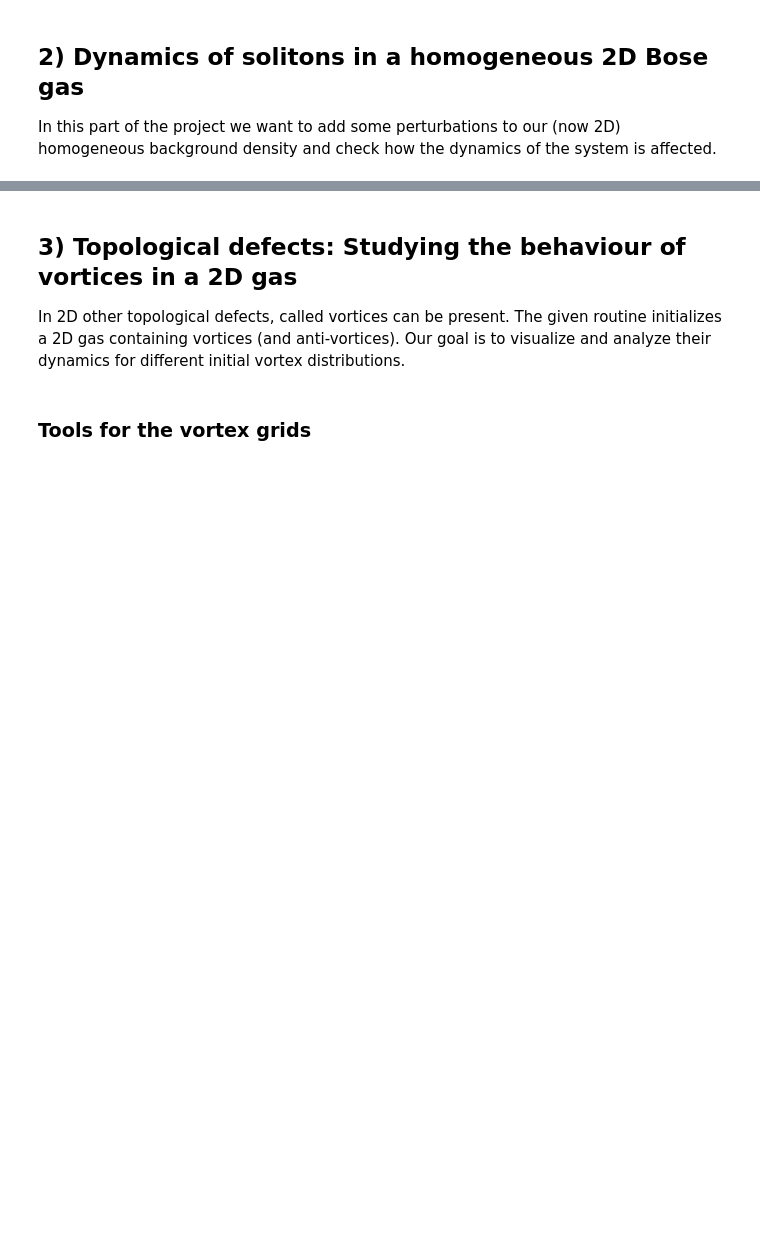
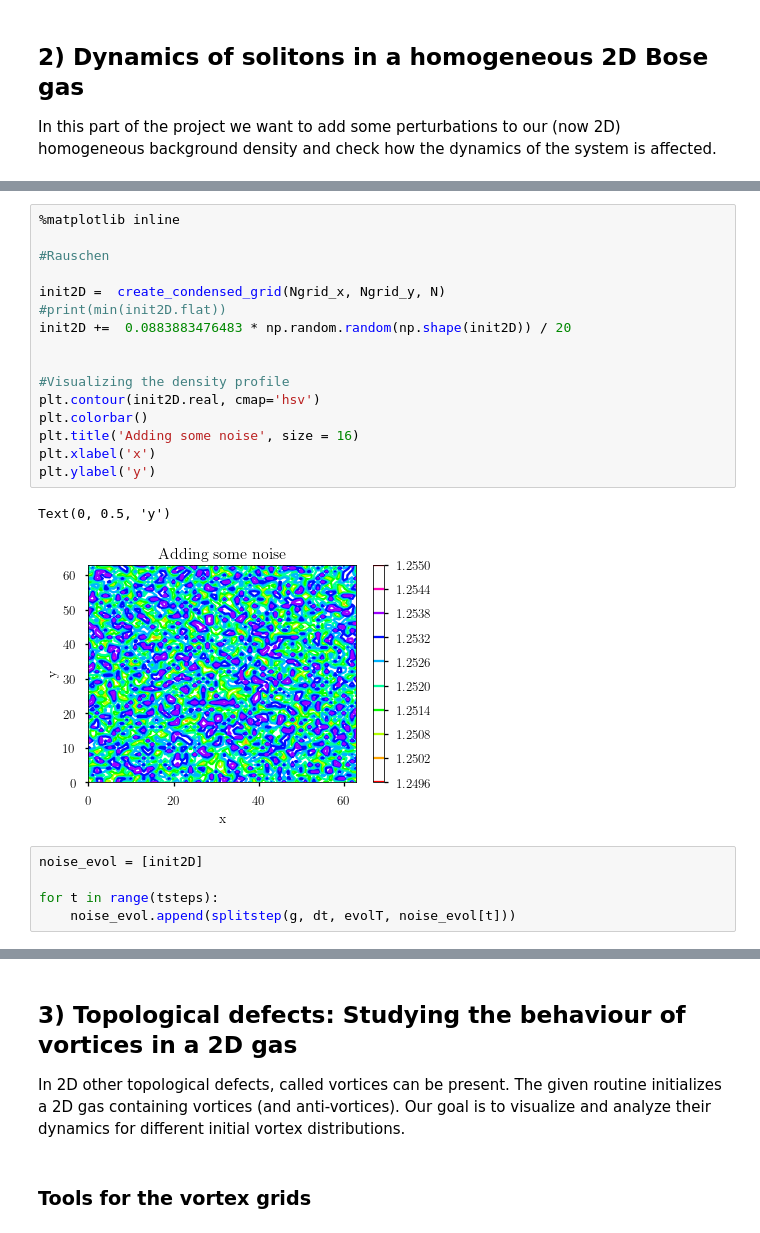
Before and after one commit to mathieukaltschmidt/Computational-Quantum-Dynamics, a Jupyter notebook: Final Project/Code/GPE_project.ipynb, the cells around one changed output, grey strips where cells are left out. Cells and saved outputs as stored; diff of their text form; blank space fills up the shorter version.

Commit message:
wrote split_step_fourier and improved the 2D-animations

```diff
--- a/Final Project/Code/GPE_project.ipynb
+++ b/Final Project/Code/GPE_project.ipynb
@@ -300,0 +351,24 @@ ax.view_init(30, 45)
+# %%
+%matplotlib inline
+
+#Rauschen
+
+init2D =  create_condensed_grid(Ngrid_x, Ngrid_y, N)
+#print(min(init2D.flat))
+init2D +=  0.0883883476483 * np.random.random(np.shape(init2D)) / 20
+
+
+#Visualizing the density profile
+plt.contour(init2D.real, cmap='hsv')
+plt.colorbar()
+plt.title('Adding some noise', size = 16)
+plt.xlabel('x')
+plt.ylabel('y')
+# %% [output]
+Text(0, 0.5, 'y')
+[figure, added]
+# %%
+noise_evol = [init2D]
+
+for t in range(tsteps):
+    noise_evol.append(splitstep(g, dt, evolT, noise_evol[t]))
```
Also changed, not shown: parts of 15 cells of this notebook, 4 other files.
